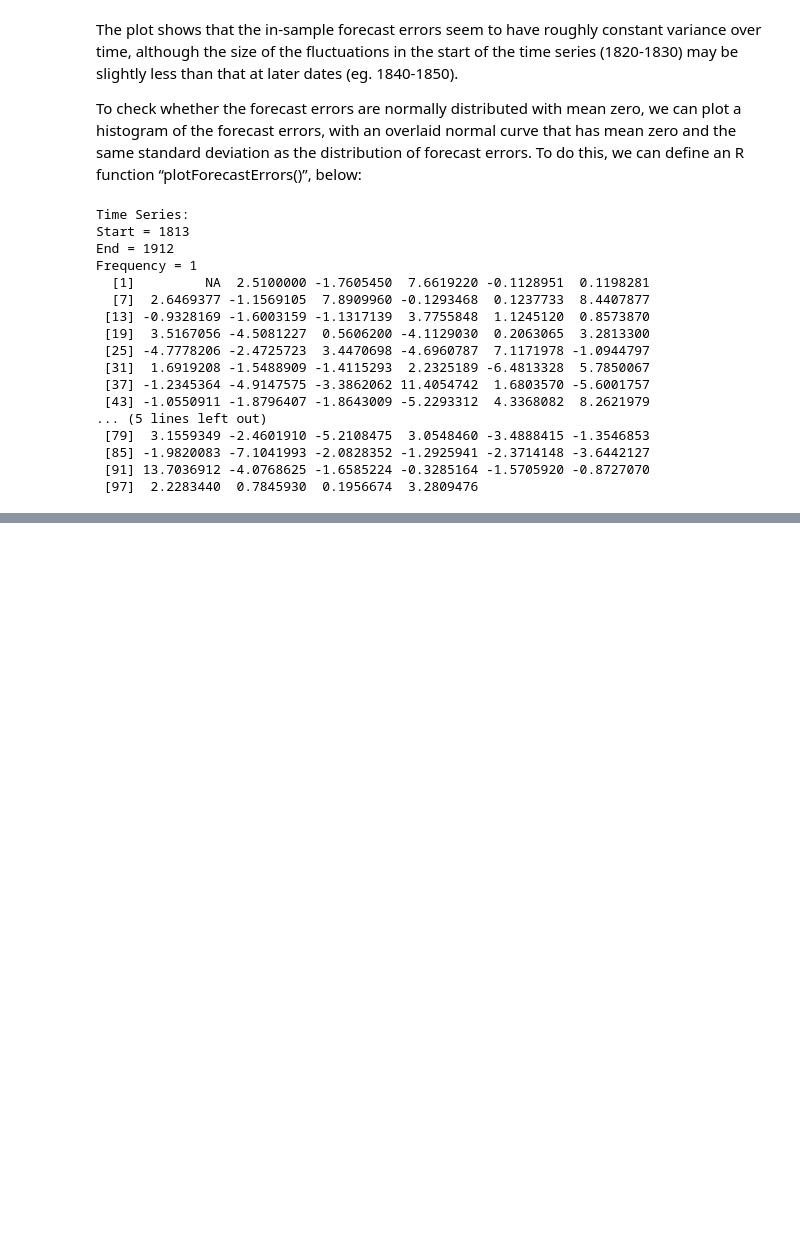
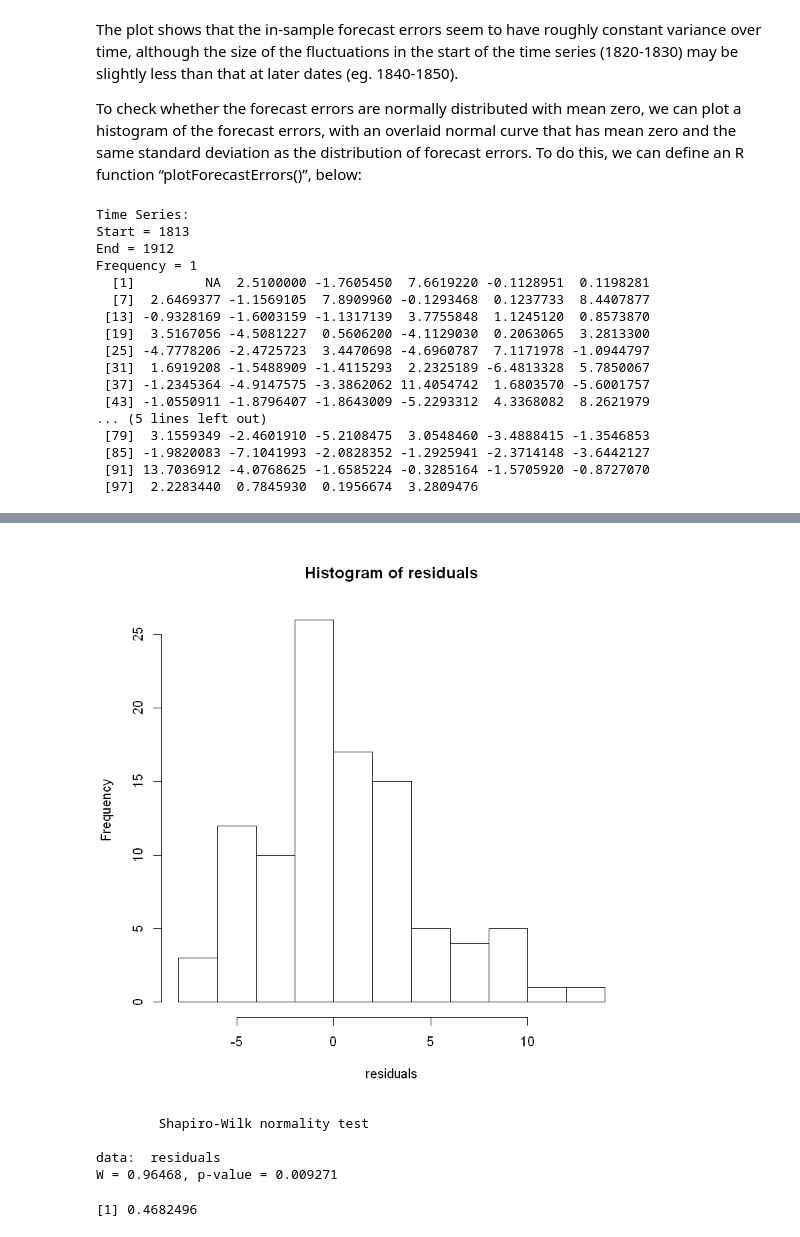
Before and after one commit to iamjz/R-Data, a Jupyter notebook: Timeseries.ipynb, the cells around one changed output, grey strips where cells are left out. Drawn from its saved outputs; the diff is of its cells as text; code cells hidden in the pictures; blank space fills up the shorter version.

```diff
--- a/Timeseries.ipynb
+++ b/Timeseries.ipynb
@@ -464,5 +441,6 @@ Frequency = 1
  [97]  2.2283440  0.7845930  0.1956674  3.2809476
 # %%
 residuals <-  as.factor(rainseriesforecasts2$residuals)
+residuals <- as.numeric(as.character(residuals[!is.na(residuals)]))
 residuals
 # %% [output]
@@ -486,2 +463,0 @@ residuals
-# %%
-residuals <- rainseriesforecasts2[!as.factor(rainseriesforecasts2$residuals), ]
@@ -491,0 +464,15 @@ ERROR: Error in rainseriesforecasts2[!as.factor(rainseriesforecasts2$residuals),
+# %%
+hist(residuals)
+# %% [output]
+[figure, added]
+# %%
+shapiro.test(residuals)
+# %% [output]
+        Shapiro-Wilk normality test
+
+data:  residuals
+W = 0.96468, p-value = 0.009271
+# %%
+mean(residuals)
+# %% [output]
+[1] 0.4682496
```
Also changed, not shown: parts of 28 cells of this notebook.
